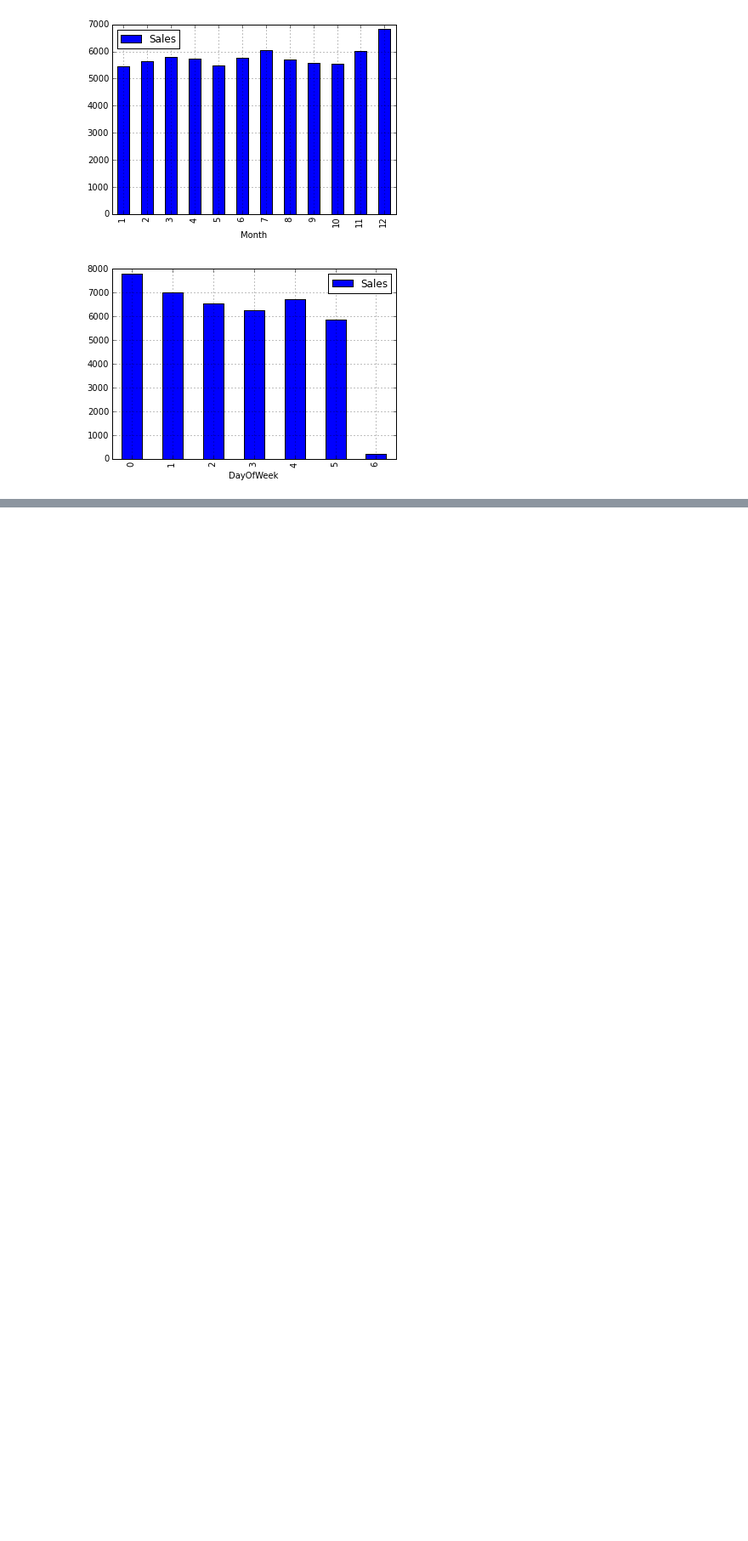
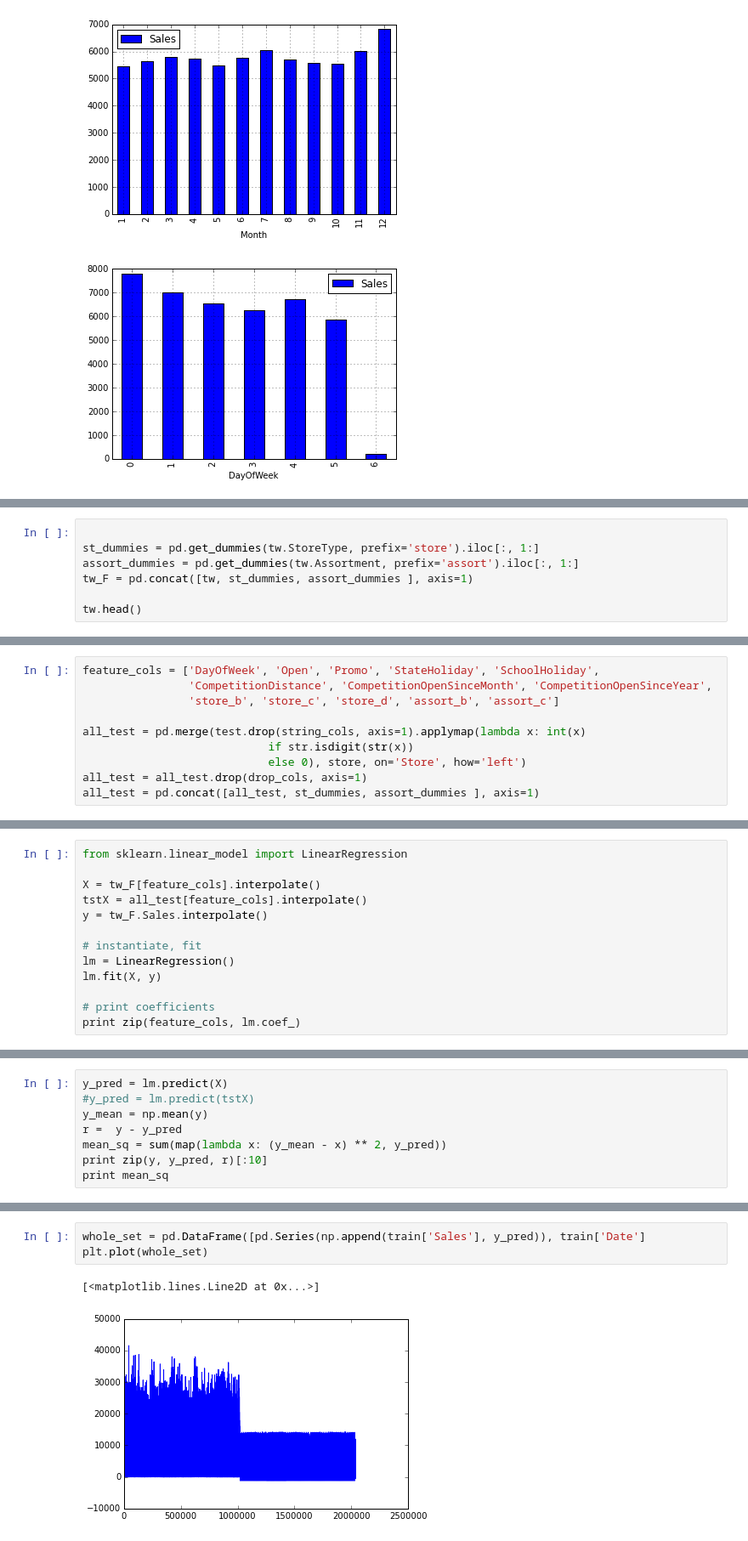
Before and after one commit to meissnereric/rossman_predictor, a Jupyter notebook: cleanData.ipynb, the cells around one changed output, grey strips where cells are left out. Shown at 85% size. Saved outputs shown, nothing was run; the diff lists cells and outputs as text; blank space fills up the shorter version.

Commit message:
With OLS predictor.

```diff
--- a/cleanData.ipynb
+++ b/cleanData.ipynb
@@ -105,0 +143,7 @@ Because our goal is to build a sales predictor, visualization of the results isn
+# %%
+
+st_dummies = pd.get_dummies(tw.StoreType, prefix='store').iloc[:, 1:]
+assort_dummies = pd.get_dummies(tw.Assortment, prefix='assort').iloc[:, 1:]
+tw_F = pd.concat([tw, st_dummies, assort_dummies ], axis=1)
+
+tw.head()
@@ -105,0 +159,10 @@ Because our goal is to build a sales predictor, visualization of the results isn
+# %%
+feature_cols = ['DayOfWeek', 'Open', 'Promo', 'StateHoliday', 'SchoolHoliday',
+                'CompetitionDistance', 'CompetitionOpenSinceMonth', 'CompetitionOpenSinceYear',
+                'store_b', 'store_c', 'store_d', 'assort_b', 'assort_c']
+
+all_test = pd.merge(test.drop(string_cols, axis=1).applymap(lambda x: int(x)
+                            if str.isdigit(str(x))
+                            else 0), store, on='Store', how='left')
+all_test = all_test.drop(drop_cols, axis=1)
+all_test = pd.concat([all_test, st_dummies, assort_dummies ], axis=1)
@@ -105,0 +176,13 @@ Because our goal is to build a sales predictor, visualization of the results isn
+# %%
+from sklearn.linear_model import LinearRegression
+
+X = tw_F[feature_cols].interpolate()
+tstX = all_test[feature_cols].interpolate()
+y = tw_F.Sales.interpolate()
+
+# instantiate, fit
+lm = LinearRegression()
+lm.fit(X, y)
+
+# print coefficients
+print zip(feature_cols, lm.coef_)
@@ -105,0 +203,8 @@ Because our goal is to build a sales predictor, visualization of the results isn
+# %%
+y_pred = lm.predict(X)
+#y_pred = lm.predict(tstX)
+y_mean = np.mean(y)
+r =  y - y_pred
+mean_sq = sum(map(lambda x: (y_mean - x) ** 2, y_pred))
+print zip(y, y_pred, r)[:10]
+print mean_sq
@@ -105,0 +214,6 @@ Because our goal is to build a sales predictor, visualization of the results isn
+# %%
+whole_set = pd.DataFrame([pd.Series(np.append(train['Sales'], y_pred)), train['Date']
+plt.plot(whole_set)
+# %% [output]
+[<matplotlib.lines.Line2D at 0x...>]
+[figure, added]
```
Also changed, not shown: parts of 16 cells of this notebook.
